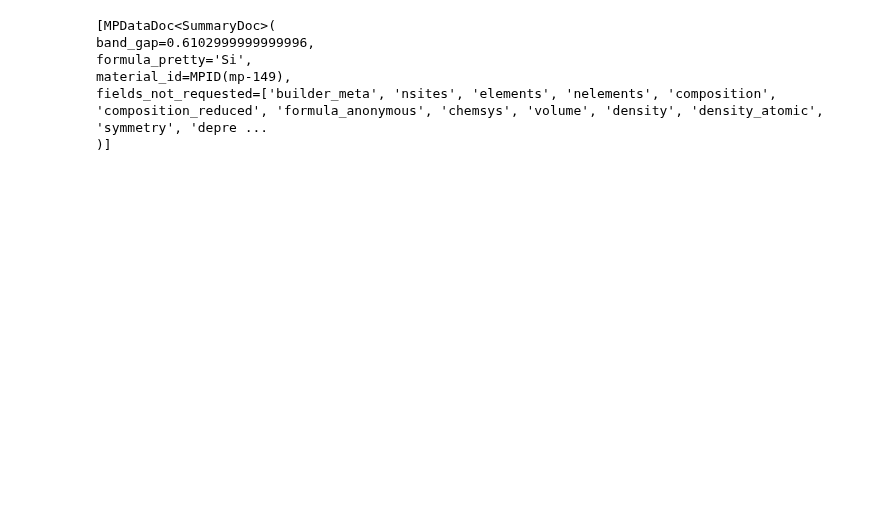
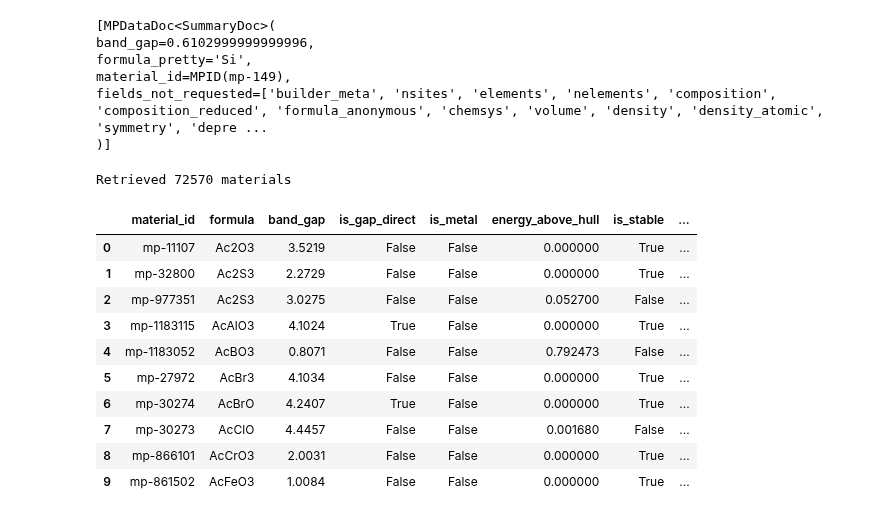
Before and after one commit to sumi-ctrl/materials-research-project, a Jupyter notebook: notebook/materials-research-project.ipynb, the cells around one changed output. Cells and saved outputs as stored; diff of their text form; code cells hidden in the pictures; blank space fills up the shorter version.

```diff
--- a/notebook/materials-research-project.ipynb
+++ b/notebook/materials-research-project.ipynb
@@ -15,3 +18,62 @@ formula_pretty='Si',
 material_id=MPID(mp-149),
 fields_not_requested=['builder_meta', 'nsites', 'elements', 'nelements', 'composition', 'composition_reduced', 'formula_anonymous', 'chemsys', 'volume', 'density', 'density_atomic', 'symmetry', 'depre ...
 )]
+# %%
+fields = [
+    "material_id",
+    "formula_pretty",
+    "composition",
+    "nelements",
+    "band_gap",
+    "is_gap_direct",
+    "is_metal",
+    "energy_above_hull",
+    "is_stable",
+    "formation_energy_per_atom",
+    "density",
+    "symmetry",
+    "theoretical"
+]
+
+with MPRester() as mpr:
+    docs = mpr.materials.summary.search(
+        band_gap=(0.1, 5.0),
+        fields=fields
+    )
+
+print(f"Retrieved {len(docs)} materials")
+# %% [output]
+Retrieved 72570 materials
+# %%
+data = []
+
+for material in docs:
+    data.append({
+        "material_id": str(material.material_id),
+        "formula": material.formula_pretty,
+        "band_gap": material.band_gap,
+        "is_gap_direct": material.is_gap_direct,
+        "is_metal": material.is_metal,
+        "energy_above_hull": material.energy_above_hull,
+        "is_stable": material.is_stable,
+        "formation_energy_per_atom": material.formation_energy_per_atom,
+        "density": material.density,
+        "nelements": material.nelements,
+        "theoretical": material.theoretical
+    })
+
+df = pd.DataFrame(data)
+
+df.head(10)
+# %% [output]
+|  | material_id | formula | band_gap | is_gap_direct | is_metal | energy_above_hull | is_stable | ... |
+| 0 | mp-11107 | Ac2O3 | 3.5219 | False | False | 0.000000 | True | ... |
+| 1 | mp-32800 | Ac2S3 | 2.2729 | False | False | 0.000000 | True | ... |
+| 2 | mp-977351 | Ac2S3 | 3.0275 | False | False | 0.052700 | False | ... |
+| 3 | mp-1183115 | AcAlO3 | 4.1024 | True | False | 0.000000 | True | ... |
+| 4 | mp-1183052 | AcBO3 | 0.8071 | False | False | 0.792473 | False | ... |
+| 5 | mp-27972 | AcBr3 | 4.1034 | False | False | 0.000000 | True | ... |
+| 6 | mp-30274 | AcBrO | 4.2407 | True | False | 0.000000 | True | ... |
+| 7 | mp-30273 | AcClO | 4.4457 | False | False | 0.001680 | False | ... |
+| 8 | mp-866101 | AcCrO3 | 2.0031 | False | False | 0.000000 | True | ... |
+| 9 | mp-861502 | AcFeO3 | 1.0084 | False | False | 0.000000 | True | ... |
```
Also changed, not shown: parts of 3 cells of this notebook, 3 other files.
